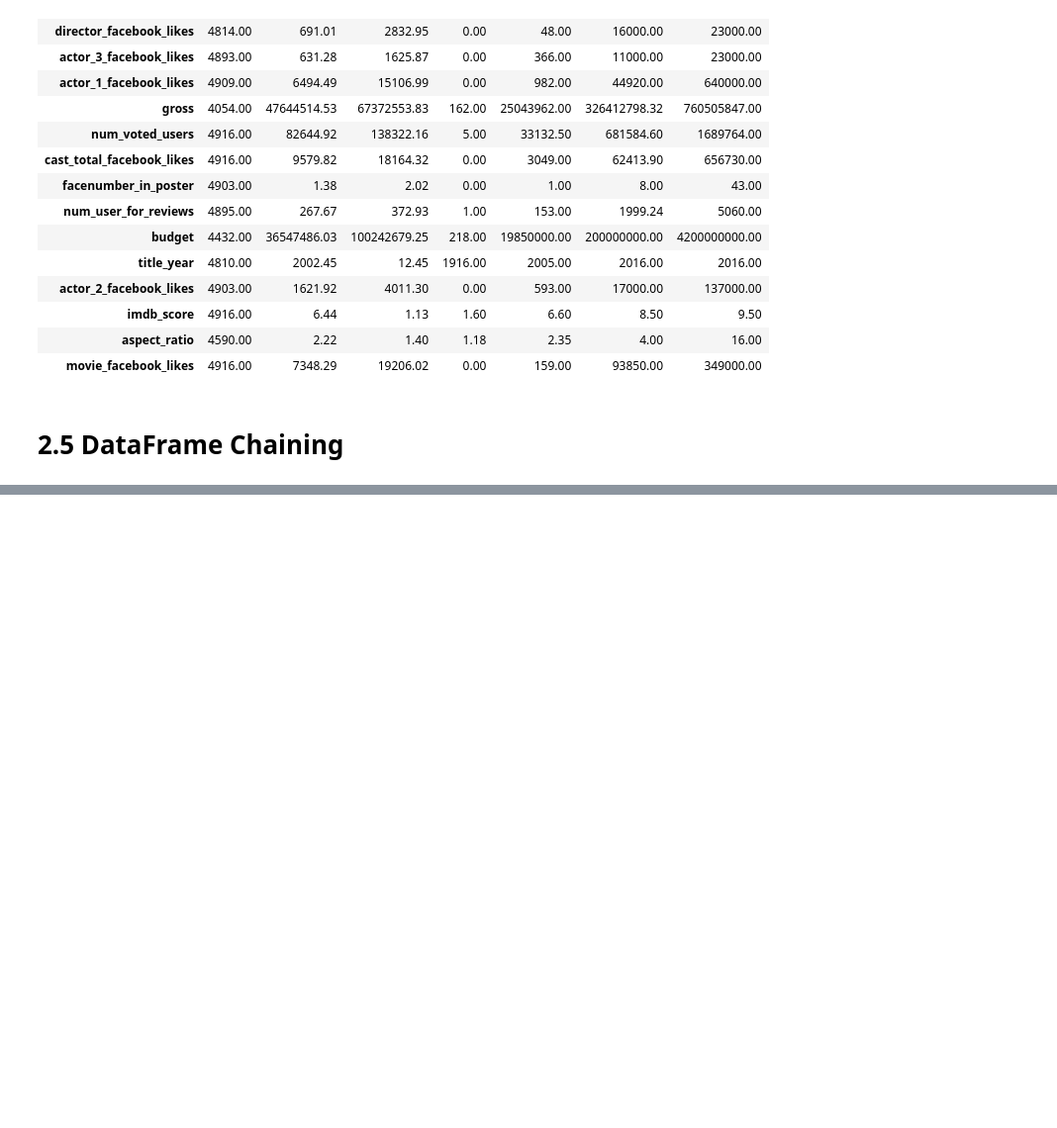
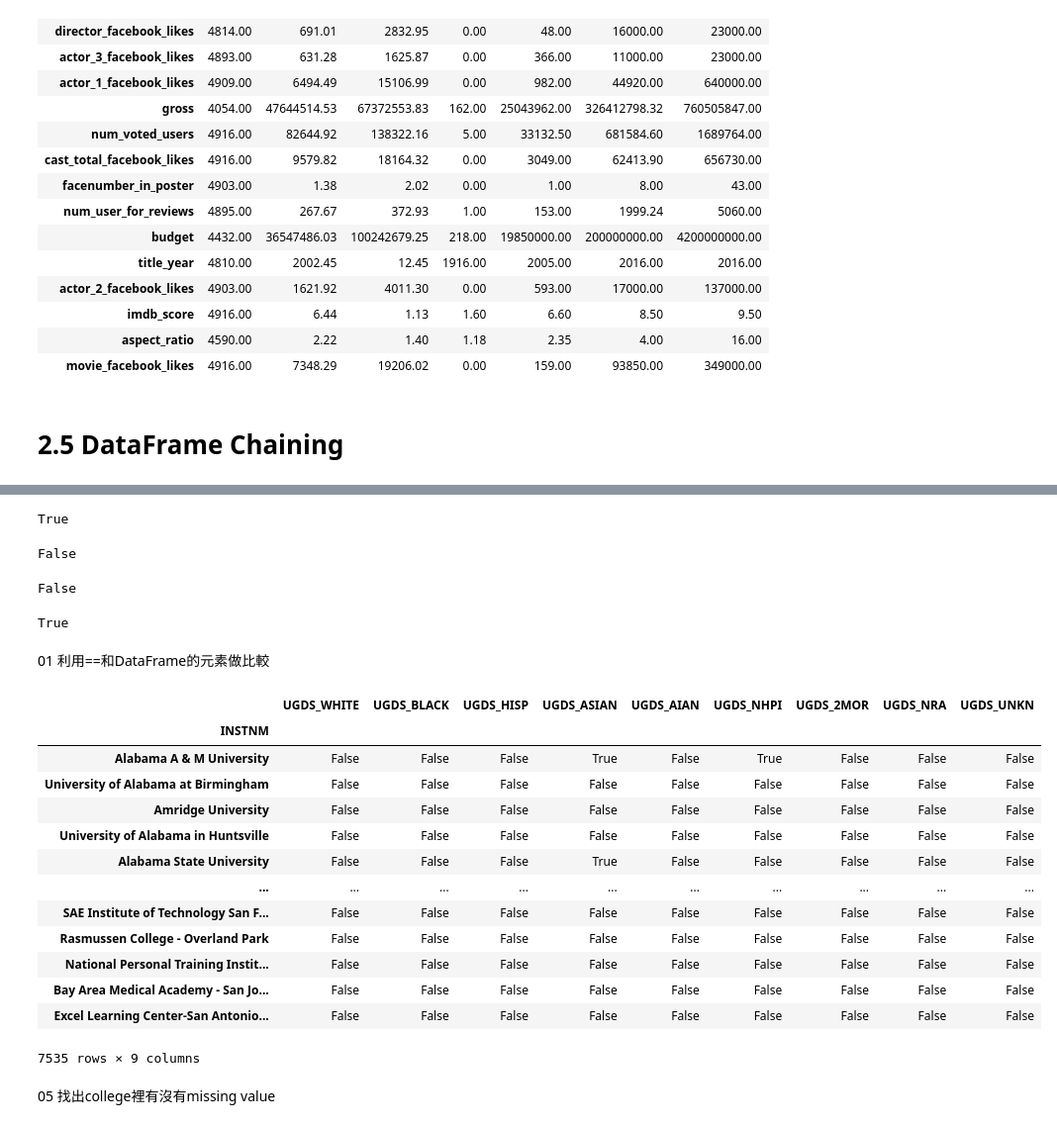
Before and after one commit to akilchen/pandas-, a Jupyter notebook: CH02_DataFrame的運算技巧.ipynb, the cells around one changed output, grey strips where cells are left out. Shown at 99% size. Cells and saved outputs as stored; diff of their text form; code cells hidden in the pictures; blank space fills up the shorter version.

```diff
--- a/CH02_DataFrame的運算技巧.ipynb
+++ b/CH02_DataFrame的運算技巧.ipynb
@@ -407,0 +481,4 @@ formatted_described_movies
+# %%
+colleges = pd.read_csv('/content/drive/MyDrive/Pandas/data/college.csv',index_col='INSTNM')
+college_ugds = colleges.filter(like='UGDS_')
+college_ugds.head()
@@ -407,0 +548,37 @@ formatted_described_movies
+# %%
+None == None
+# %% [output]
+True
+# %%
+np.nan > 5
+# %% [output]
+False
+# %%
+5 > np.nan
+# %% [output]
+False
+# %%
+np.nan!=5  #np.nan不等於任何數值，包括他自己
+# %% [output]
+True
+# %% [markdown]
+01 利用==和DataFrame的元素做比較
+# %%
+college_ugds == 0.0019
+# %% [output]
+|  | UGDS_WHITE | UGDS_BLACK | UGDS_HISP | UGDS_ASIAN | UGDS_AIAN | UGDS_NHPI | UGDS_2MOR | UGDS_NRA | UGDS_UNKN |
+| INSTNM |  |  |  |  |  |  |  |  |  |
+| Alabama A & M University | False | False | False | True | False | True | False | False | False |
+| University of Alabama at Birmingham | False | False | False | False | False | False | False | False | False |
+| Amridge University | False | False | False | False | False | False | False | False | False |
+| University of Alabama in Huntsville | False | False | False | False | False | False | False | False | False |
+| Alabama State University | False | False | False | True | False | False | False | False | False |
+| ... | ... | ... | ... | ... | ... | ... | ... | ... | ... |
+| SAE Institute of Technology San F... | False | False | False | False | False | False | False | False | False |
+| Rasmussen College - Overland Park | False | False | False | False | False | False | False | False | False |
+| National Personal Training Instit... | False | False | False | False | False | False | False | False | False |
+| Bay Area Medical Academy - San Jo... | False | False | False | False | False | False | False | False | False |
+| Excel Learning Center-San Antonio... | False | False | False | False | False | False | False | False | False |
+7535 rows × 9 columns
+# %% [markdown]
+05 找出college裡有沒有missing value
```
Also changed, not shown: parts of 38 cells of this notebook.
